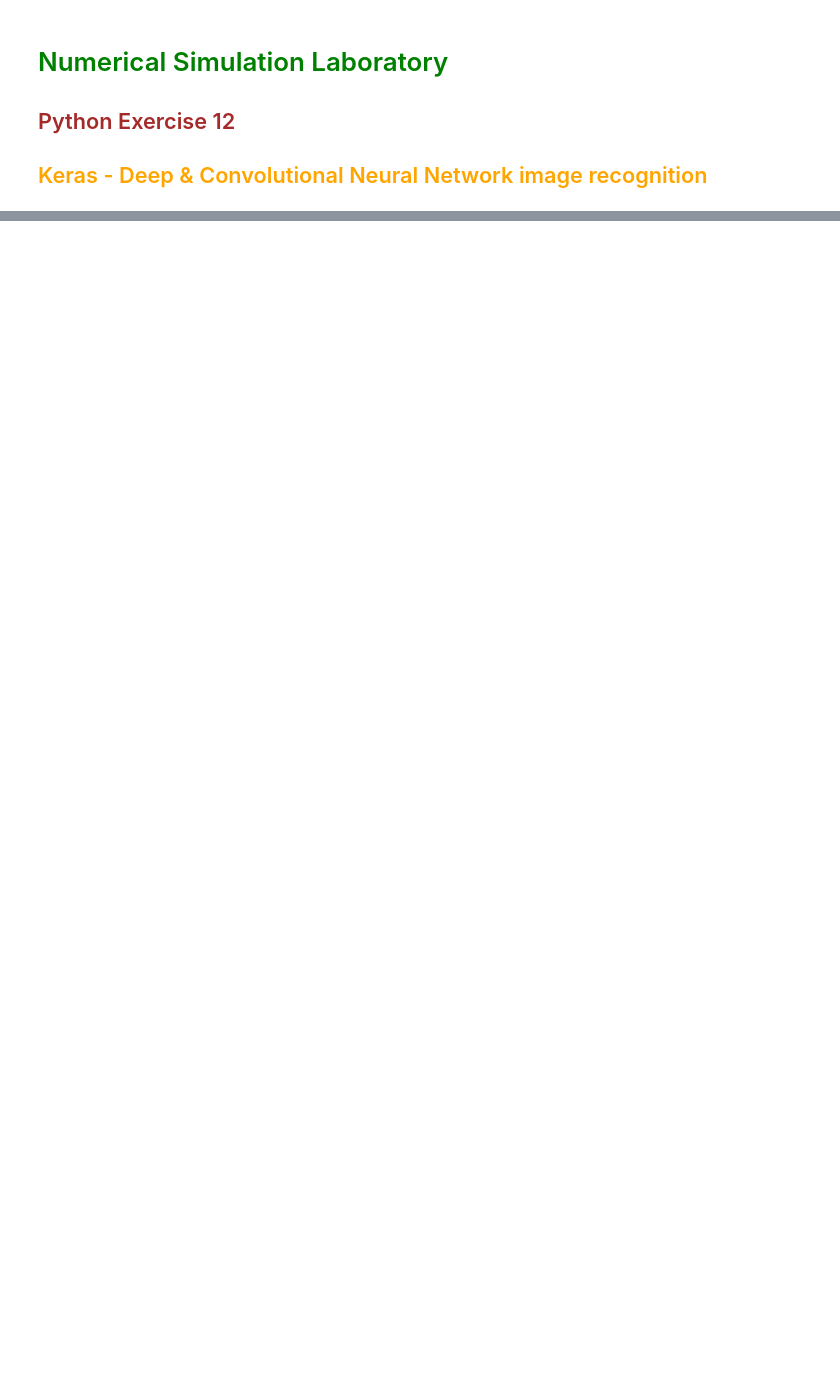
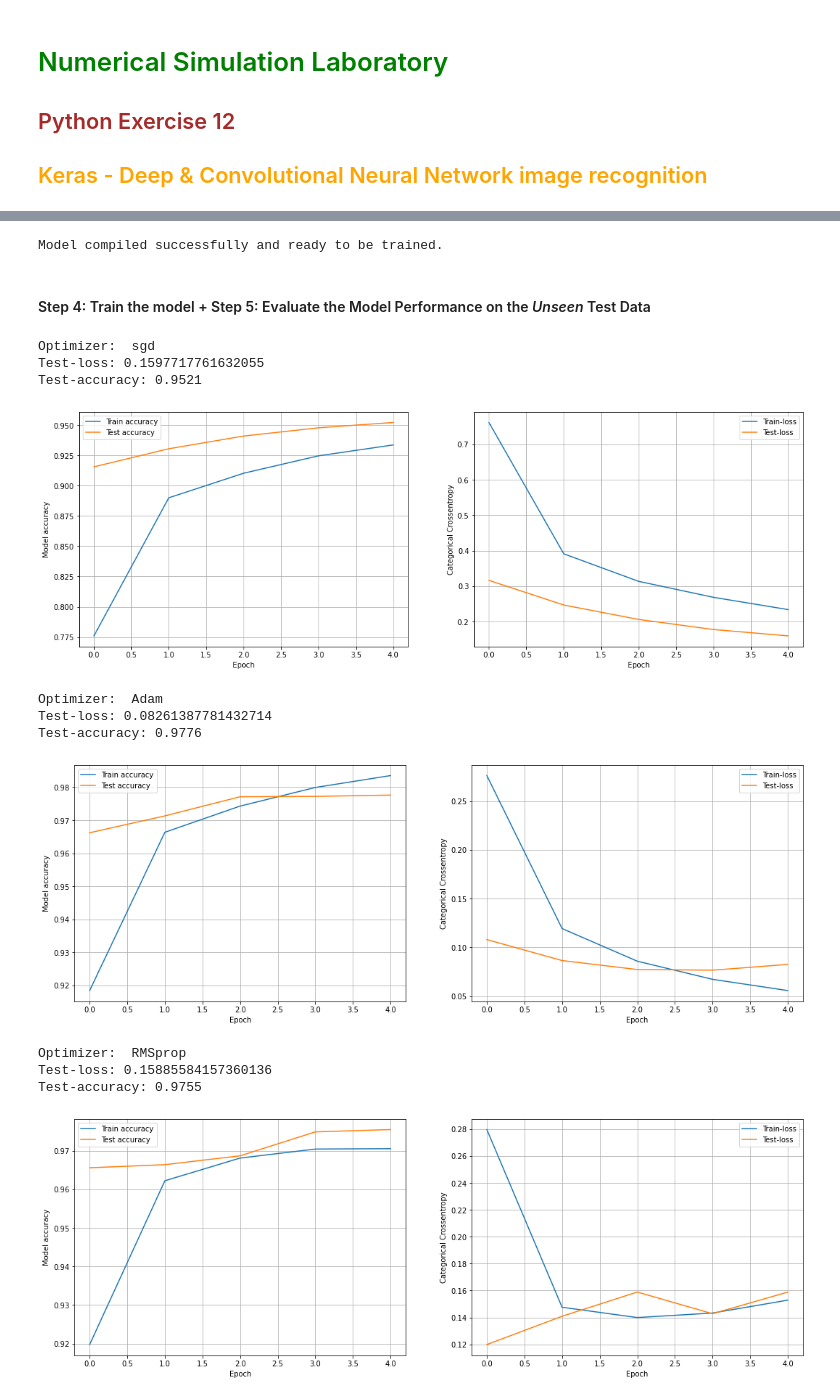
Before and after one commit to mattbona/numerical-simulation-laboratory, a Jupyter notebook: NSL-12/notebook/LSN_Exercises_12.ipynb, the cells around one changed output, grey strips where cells are left out. Cells and saved outputs as stored; diff of their text form; code cells hidden in the pictures; blank space fills up the shorter version.

```diff
--- a/NSL-12/notebook/LSN_Exercises_12.ipynb
+++ b/NSL-12/notebook/LSN_Exercises_12.ipynb
@@ -443,0 +88,79 @@ display_activation(activations, 4, 2, 0)
+# %%
+def compile_model(optim):
+    # Create the model
+    model = create_DNN()
+    # Compile the model
+    model.compile(loss=keras.losses.categorical_crossentropy,
+                  optimizer=optim,
+                  metrics=['accuracy'])
+    return model
+
+print('Model compiled successfully and ready to be trained.')
+# %% [output]
+Model compiled successfully and ready to be trained.
+# %% [markdown]
+#### Step 4: Train the model +  Step 5: Evaluate the Model Performance on the *Unseen* Test Data
+# %%
+# Training parameters
+batch_size = 32
+epochs = 5
+
+optims = ["sgd", "Adam", "RMSprop"]
+
+index = 1
+
+for optim in optims:
+
+    # Create the deep neural net
+    model_DNN = compile_model(optim)
+
+    # Train DNN and store training info in history
+    history = model_DNN.fit(X_train, Y_train,
+              batch_size=batch_size,
+              epochs=epochs,
+              verbose=0,
+              validation_data=(X_test, Y_test))
+
+    # Evaluate model
+    score = model_DNN.evaluate(X_test, Y_test, verbose=0)
+
+    # Print performance
+    print('Optimizer: ', optim)
+    print('Test-loss:', score[0])
+    print('Test-accuracy:', score[1])
+
+    # Plot train and validation acccuracy and loss
+    plt.figure(index, figsize = (18, 6))
+    # summarize history for accuracy
+    plt.subplot(1, 2, 1)
+    plt.plot(history.history['acc'])
+    plt.plot(history.history['val_acc'])
+    plt.ylabel('Model accuracy')
+    plt.xlabel('Epoch')
+    plt.legend(['Train accuracy', 'Test accuracy'], loc='best')
+    plt.grid(True)
+    # summarize history for loss
+    plt.subplot(1, 2, 2)
+    plt.plot(history.history['loss'])
+    plt.plot(history.history['val_loss'])
+    plt.ylabel('Categorical Crossentropy')
+    plt.xlabel('Epoch')
+    plt.legend(['Train-loss', 'Test-loss'], loc='best')
+    plt.grid(True)
+
+    plt.show()
+
+    index = index + 1
+# %% [output]
+Optimizer:  sgd
+Test-loss: 0.1597717761632055
+Test-accuracy: 0.9521
+[figure, added]
+Optimizer:  Adam
+Test-loss: 0.08261387781432714
+Test-accuracy: 0.9776
+[figure, added]
+Optimizer:  RMSprop
+Test-loss: 0.15885584157360136
+Test-accuracy: 0.9755
+[figure, added]
```
Also changed, not shown: parts of 55 cells of this notebook, 10 other files.
